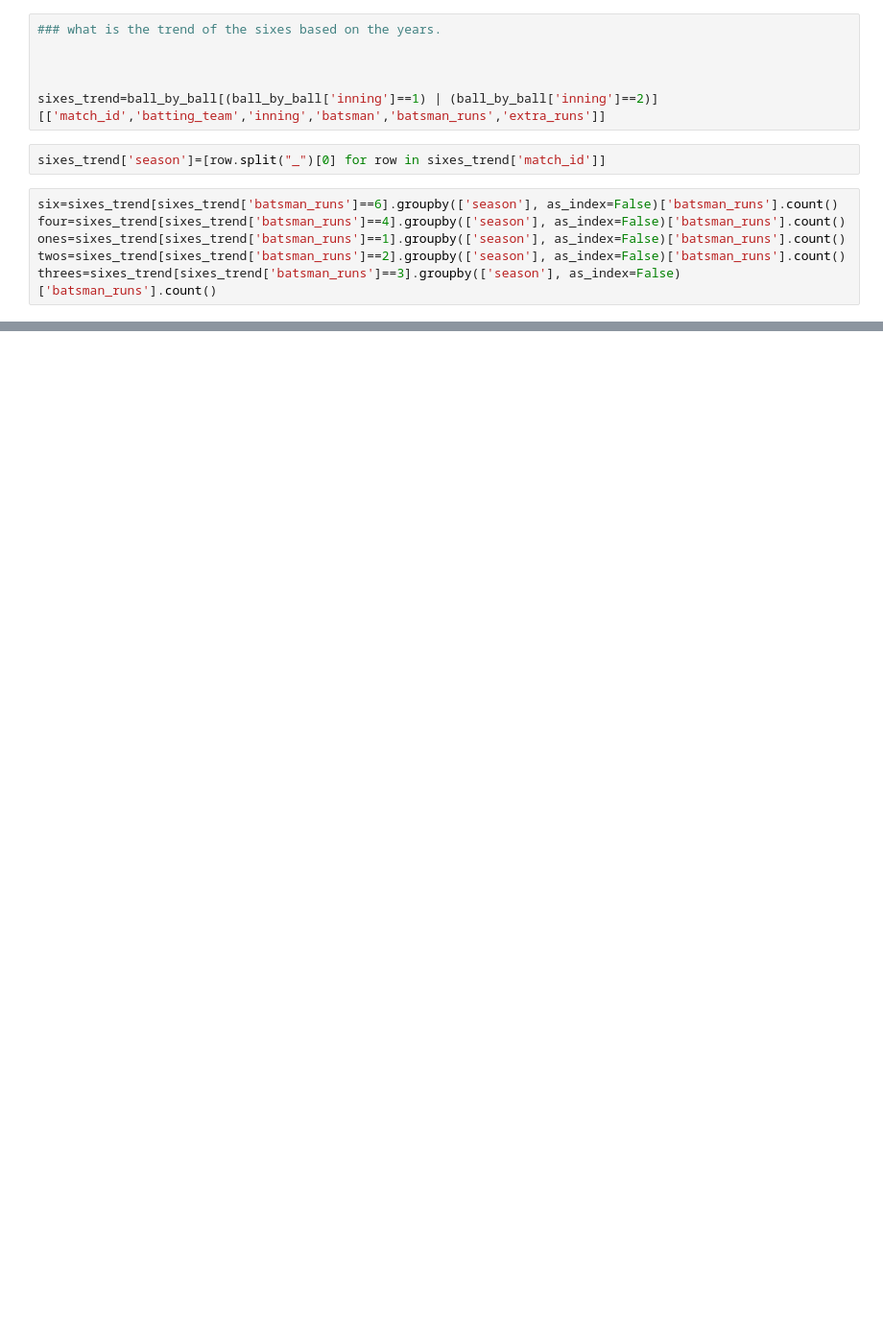
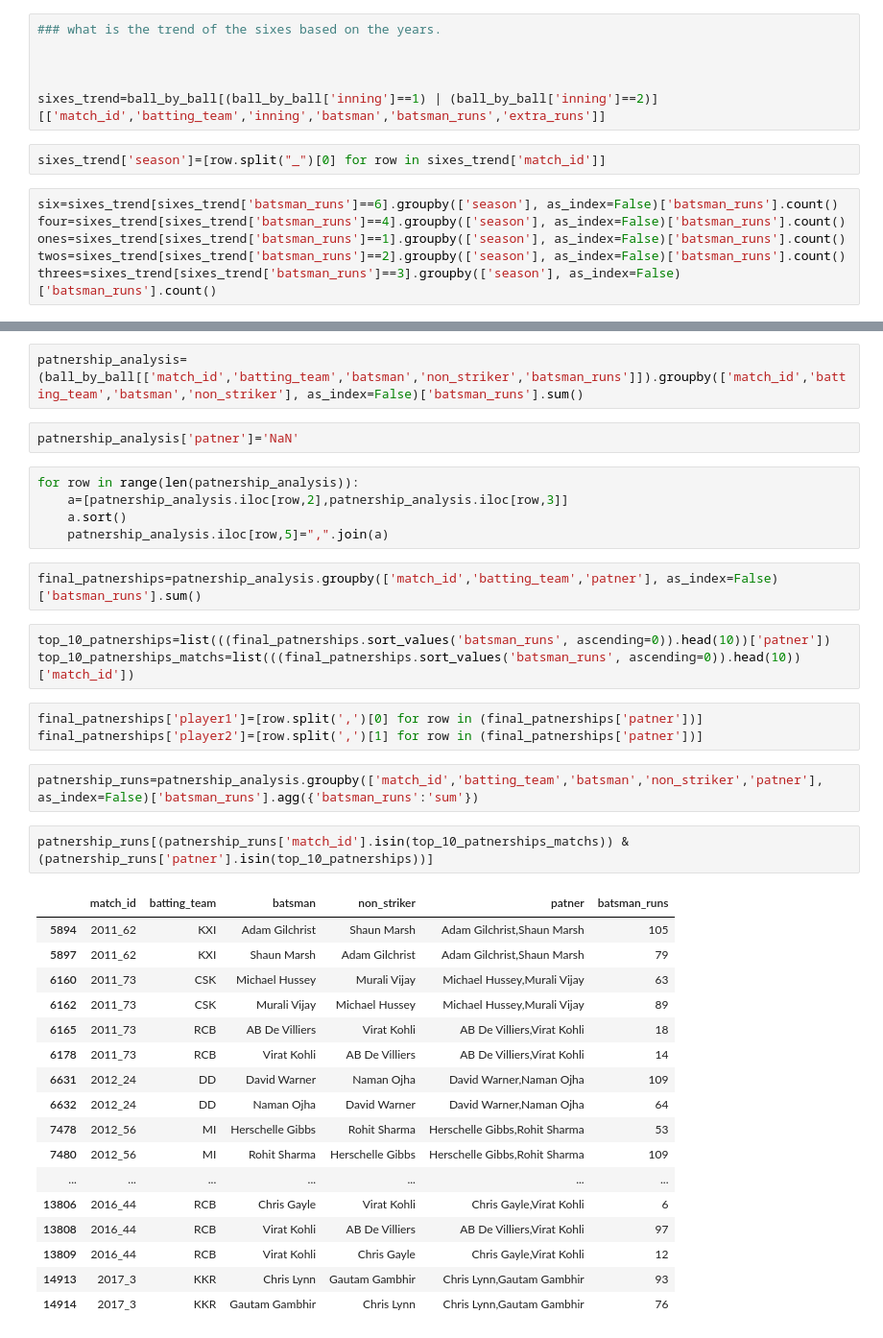
Before and after one commit to venugopalshetty1/datahackIPL, a Jupyter notebook: Untitled1 (3).ipynb, the cells around one changed output, grey strips where cells are left out. Shown at 96% size. Cells and saved outputs as stored; diff of their text form; blank space fills up the shorter version.

```diff
--- a/Untitled1 (3).ipynb
+++ b/Untitled1 (3).ipynb
@@ -1092,0 +1332,39 @@ plotly.offline.iplot({
+# %%
+patnership_analysis=(ball_by_ball[['match_id','batting_team','batsman','non_striker','batsman_runs']]).groupby(['match_id','batting_team','batsman','non_striker'], as_index=False)['batsman_runs'].sum()
+# %%
+patnership_analysis['patner']='NaN'
+# %%
+for row in range(len(patnership_analysis)):
+    a=[patnership_analysis.iloc[row,2],patnership_analysis.iloc[row,3]]
+    a.sort()
+    patnership_analysis.iloc[row,5]=",".join(a)
+# %%
+final_patnerships=patnership_analysis.groupby(['match_id','batting_team','patner'], as_index=False)['batsman_runs'].sum()
+# %%
+top_10_patnerships=list(((final_patnerships.sort_values('batsman_runs', ascending=0)).head(10))['patner'])
+top_10_patnerships_matchs=list(((final_patnerships.sort_values('batsman_runs', ascending=0)).head(10))['match_id'])
+# %%
+final_patnerships['player1']=[row.split(',')[0] for row in (final_patnerships['patner'])]
+final_patnerships['player2']=[row.split(',')[1] for row in (final_patnerships['patner'])]
+# %%
+patnership_runs=patnership_analysis.groupby(['match_id','batting_team','batsman','non_striker','patner'], as_index=False)['batsman_runs'].agg({'batsman_runs':'sum'})
+# %%
+patnership_runs[(patnership_runs['match_id'].isin(top_10_patnerships_matchs)) & (patnership_runs['patner'].isin(top_10_patnerships))]
+# %% [output]
+|  | match_id | batting_team | batsman | non_striker | patner | batsman_runs |
+| 5894 | 2011_62 | KXI | Adam Gilchrist | Shaun Marsh | Adam Gilchrist,Shaun Marsh | 105 |
+| 5897 | 2011_62 | KXI | Shaun Marsh | Adam Gilchrist | Adam Gilchrist,Shaun Marsh | 79 |
+| 6160 | 2011_73 | CSK | Michael Hussey | Murali Vijay | Michael Hussey,Murali Vijay | 63 |
+| 6162 | 2011_73 | CSK | Murali Vijay | Michael Hussey | Michael Hussey,Murali Vijay | 89 |
+| 6165 | 2011_73 | RCB | AB De Villiers | Virat Kohli | AB De Villiers,Virat Kohli | 18 |
+| 6178 | 2011_73 | RCB | Virat Kohli | AB De Villiers | AB De Villiers,Virat Kohli | 14 |
+| 6631 | 2012_24 | DD | David Warner | Naman Ojha | David Warner,Naman Ojha | 109 |
+| 6632 | 2012_24 | DD | Naman Ojha | David Warner | David Warner,Naman Ojha | 64 |
+| 7478 | 2012_56 | MI | Herschelle Gibbs | Rohit Sharma | Herschelle Gibbs,Rohit Sharma | 53 |
+| 7480 | 2012_56 | MI | Rohit Sharma | Herschelle Gibbs | Herschelle Gibbs,Rohit Sharma | 109 |
+| ... | ... | ... | ... | ... | ... | ... |
+| 13806 | 2016_44 | RCB | Chris Gayle | Virat Kohli | Chris Gayle,Virat Kohli | 6 |
+| 13808 | 2016_44 | RCB | Virat Kohli | AB De Villiers | AB De Villiers,Virat Kohli | 97 |
+| 13809 | 2016_44 | RCB | Virat Kohli | Chris Gayle | Chris Gayle,Virat Kohli | 12 |
+| 14913 | 2017_3 | KKR | Chris Lynn | Gautam Gambhir | Chris Lynn,Gautam Gambhir | 93 |
+| 14914 | 2017_3 | KKR | Gautam Gambhir | Chris Lynn | Chris Lynn,Gautam Gambhir | 76 |
```
Also changed, not shown: parts of 57 cells of this notebook.
